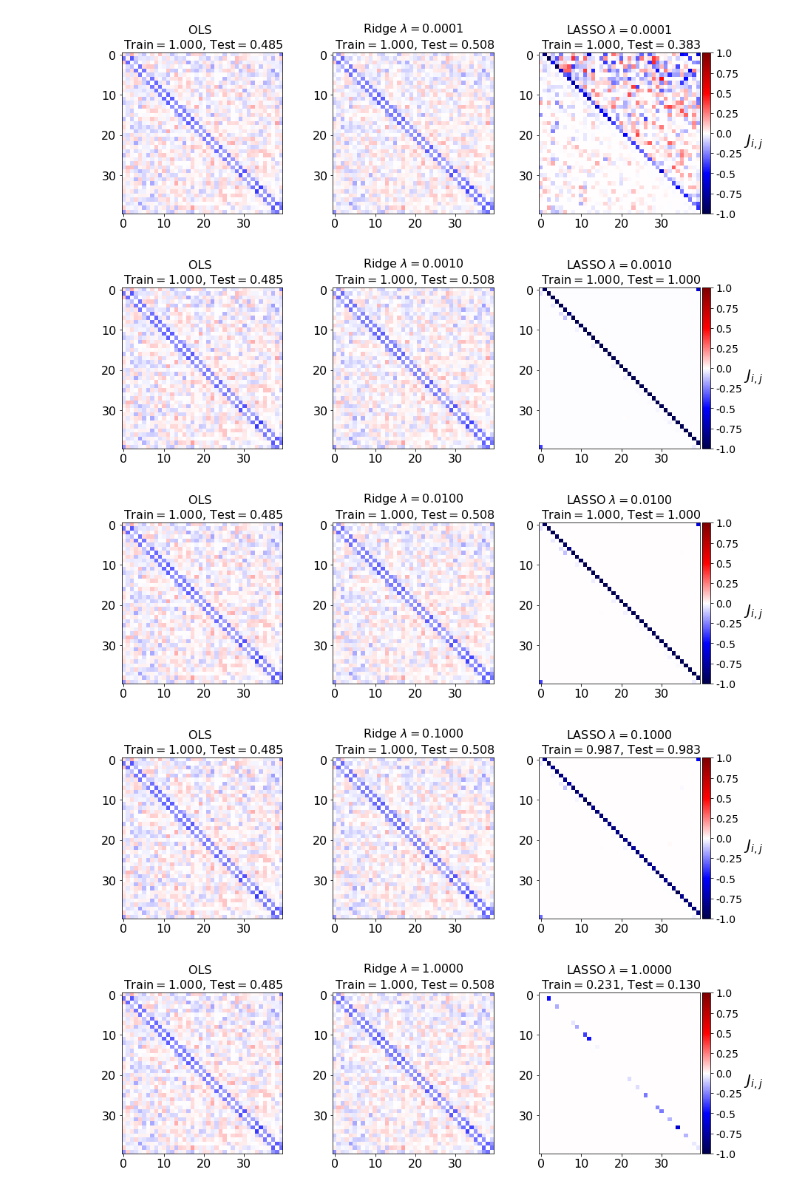
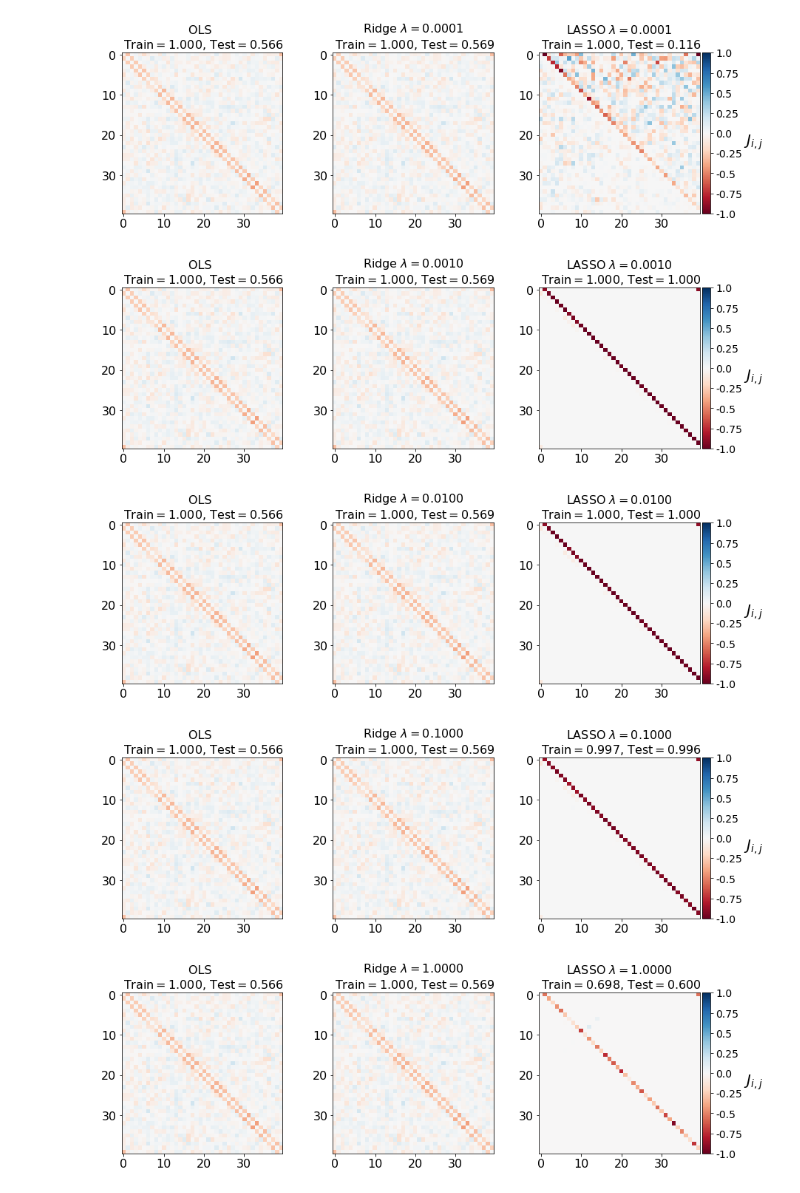
Before and after one commit to dabarbosa10/MLPhysics, a Jupyter notebook: Ising.ipynb, the cells around one changed output. Saved outputs shown, nothing was run; the diff lists cells and outputs as text; code cells hidden in the pictures.

```diff
--- a/Ising.ipynb
+++ b/Ising.ipynb
@@ -28,7 +28,7 @@ def ising_energies(states):
 
     E = np.einsum('...i,ij,...j->...',states,J,states)
 
-    return E
+    return 2*E
 # %%
 energies=ising_energies(states)
 # %%
@@ -97,36 +97,36 @@ for lmbda in lmbdas:
     ### plot Ising interaction J
     J_leastsq=np.array(leastsq.coef_).reshape((L,L))
     J_ridge=np.array(ridge.coef_).reshape((L,L))
     J_lasso=np.array(lasso.coef_).reshape((L,L))
 
-    cmap_args=dict(vmin=-1., vmax=1., cmap='seismic')
+    cmap_args=dict(vmin=-2., vmax=2., cmap='RdBu')
 
     fig, axarr = plt.subplots(nrows=1, ncols=3)
 
     axarr[0].imshow(J_leastsq,**cmap_args)
     axarr[0].set_title('OLS \n Train$=%.3f$, Test$=%.3f$'%(train_errors_leastsq[-1], test_errors_leastsq[-1]),fontsize=16)
     axarr[0].tick_params(labelsize=16)
 
     axarr[1].imshow(J_ridge,**cmap_args)
     axarr[1].set_title('Ridge $\lambda=%.4f$\n Train$=%.3f$, Test$=%.3f$' %(lmbda,train_errors_ridge[-1],test_errors_ridge[-1]),fontsize=16)
     axarr[1].tick_params(labelsize=16)
 
     im=axarr[2].imshow(J_lasso,**cmap_args)
     axarr[2].set_title('LASSO $\lambda=%.4f$\n Train$=%.3f$, Test$=%.3f$' %(lmbda,train_errors_lasso[-1],test_errors_lasso[-1]),fontsize=16)
     axarr[2].tick_params(labelsize=16)
     divider = make_axes_locatable(axarr[2])
     cax = divider.append_axes("right", size="5%", pad=0.05, add_to_figure=True)
     cbar=fig.colorbar(im, cax=cax)
 
     cbar.ax.set_yticklabels(np.arange(-1.0, 1.0+0.25, 0.25),fontsize=14)
     cbar.set_label('$J_{i,j}$',labelpad=15, y=0.5,fontsize=20,rotation=0)
 
     fig.subplots_adjust(right=2.0)
 
     plt.show()
 # %% [output]
-[figure, old version]
+[figure, new version]
-[figure, old version]
+[figure, new version]
-[figure, old version]
+[figure, new version]
-[figure, old version]
+[figure, new version]
-[figure, old version]
+[figure, new version]
```
Also changed, not shown: parts of 3 cells of this notebook.
